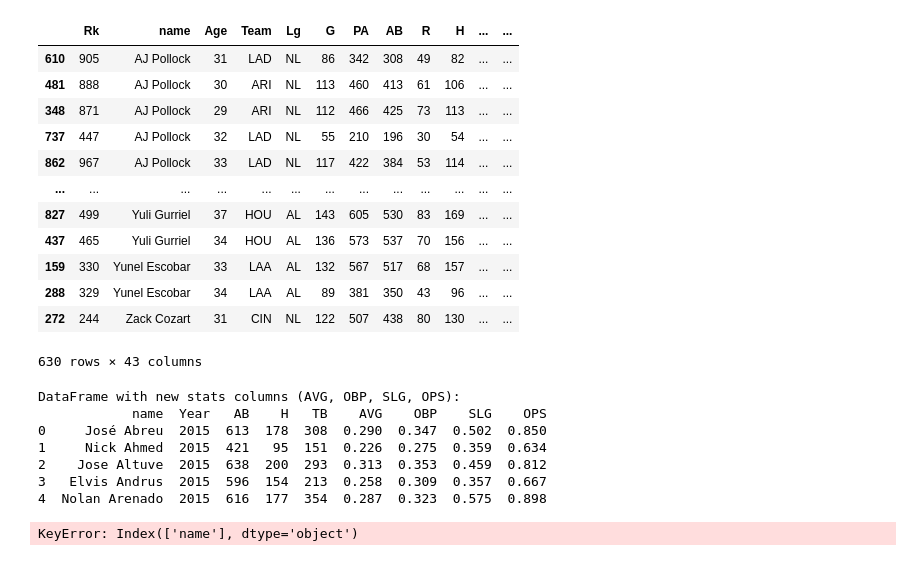
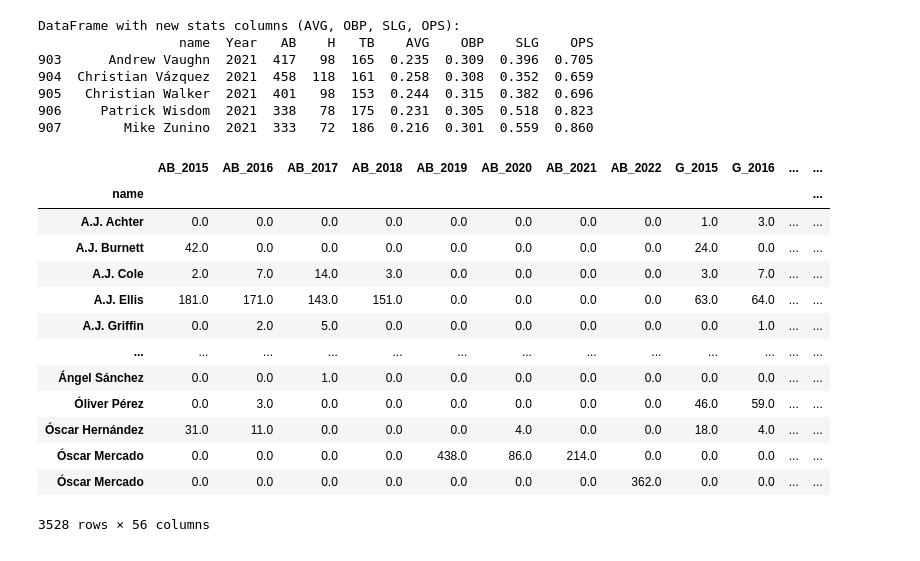
Before and after one commit to bradenkirkpatrick/data-wrangling-project, a Jupyter notebook: main.ipynb, the cells around one changed output. Drawn from its saved outputs; the diff is of its cells as text; code cells hidden in the pictures.

```diff
--- a/main.ipynb
+++ b/main.ipynb
@@ -20,22 +20,10 @@ batting['name'] = batting['name'].str.strip()
 # %%
 # join the two dataframes on name and year
 df = batting.merge(exit_velocity_data, how='inner', left_on=['name', 'Year'], right_on=['name', 'year'])
-dups = df[df.duplicated(subset=['name'],)]
-dups.sort_values('name')
+
+columns_to_drop = ["id", "rank", "year", "player"]
+
+df.drop(columns_to_drop, axis=1, inplace=True)
-# %% [output]
-|  | Rk | name | Age | Team | Lg | G | PA | AB | R | H | ... | ... |
-| 610 | 905 | AJ Pollock | 31 | LAD | NL | 86 | 342 | 308 | 49 | 82 | ... | ... |
-| 481 | 888 | AJ Pollock | 30 | ARI | NL | 113 | 460 | 413 | 61 | 106 | ... | ... |
-| 348 | 871 | AJ Pollock | 29 | ARI | NL | 112 | 466 | 425 | 73 | 113 | ... | ... |
-| 737 | 447 | AJ Pollock | 32 | LAD | NL | 55 | 210 | 196 | 30 | 54 | ... | ... |
-| 862 | 967 | AJ Pollock | 33 | LAD | NL | 117 | 422 | 384 | 53 | 114 | ... | ... |
-| ... | ... | ... | ... | ... | ... | ... | ... | ... | ... | ... | ... | ... |
-| 827 | 499 | Yuli Gurriel | 37 | HOU | AL | 143 | 605 | 530 | 83 | 169 | ... | ... |
-| 437 | 465 | Yuli Gurriel | 34 | HOU | AL | 136 | 573 | 537 | 70 | 156 | ... | ... |
-| 159 | 330 | Yunel Escobar | 33 | LAA | AL | 132 | 567 | 517 | 68 | 157 | ... | ... |
-| 288 | 329 | Yunel Escobar | 34 | LAA | AL | 89 | 381 | 350 | 43 | 96 | ... | ... |
-| 272 | 244 | Zack Cozart | 31 | CIN | NL | 122 | 507 | 438 | 80 | 130 | ... | ... |
-630 rows × 43 columns
 # %%
 #total bases
 df['TB'] = df['H'] + df['2B'] + 2 * df['3B'] + 3 * df['HR']
@@ -57,15 +45,15 @@ df['SLG'] = slugging_calculation.round(3)# , where=df['AB'] != 0
 df['OPS'] = (obp_calculation + slugging_calculation).round(3)
 
 print("DataFrame with new stats columns (AVG, OBP, SLG, OPS):")
-print(df[['name', 'Year', 'AB', 'H', 'TB', 'AVG', 'OBP', 'SLG', 'OPS']].head())
+print(df[['name', 'Year', 'AB', 'H', 'TB', 'AVG', 'OBP', 'SLG', 'OPS']].tail())
 # %% [output]
 DataFrame with new stats columns (AVG, OBP, SLG, OPS):
-            name  Year   AB    H   TB    AVG    OBP    SLG    OPS
-0     José Abreu  2015  613  178  308  0.290  0.347  0.502  0.850
-1     Nick Ahmed  2015  421   95  151  0.226  0.275  0.359  0.634
-2    Jose Altuve  2015  638  200  293  0.313  0.353  0.459  0.812
-3   Elvis Andrus  2015  596  154  213  0.258  0.309  0.357  0.667
-4  Nolan Arenado  2015  616  177  354  0.287  0.323  0.575  0.898
+                  name  Year   AB    H   TB    AVG    OBP    SLG    OPS
+903      Andrew Vaughn  2021  417   98  165  0.235  0.309  0.396  0.705
+904  Christian Vázquez  2021  458  118  161  0.258  0.308  0.352  0.659
+905   Christian Walker  2021  401   98  153  0.244  0.315  0.382  0.696
+906     Patrick Wisdom  2021  338   78  175  0.231  0.305  0.518  0.823
+907        Mike Zunino  2021  333   72  186  0.216  0.301  0.559  0.860
 # %%
 # batting = con.execute("SELECT * FROM batting").df()
 
@@ -82,10 +70,31 @@ wide_batting_df = batting.pivot_table(
     aggfunc='sum'             # Use 'sum' to aggregate if a player has multiple entries in a year,
 ).reset_index()
 
+# Flatten MultiIndex columns
+wide_batting_df.columns = ['{}_{}'.format(stat, year) if year else stat for stat, year in wide_batting_df.columns]
+
+# Clean player names by removing extra spaces and special characters
+
 wide_batting_df['name'] = wide_batting_df['name'].str.strip()
-wide_batting_df['name'] = wide_batting_df['name'].str.replace('*', '', regex=False)
-wide_batting_df['name'] = wide_batting_df['name'].str.replace('#', '', regex=False)
-
-wide_batting_df.to_csv('wide_batting_stats.csv')
+wide_batting_df['name'] = wide_batting_df['name'].str.replace('*', '')
+wide_batting_df['name'] = wide_batting_df['name'].str.replace('#', '')
-# %% [output]
-KeyError: Index(['name'], dtype='object')
+# %%
+# Take the first name all of its data and the data from the 2022 season if there are duplicates
+
+wide_batting_df = wide_batting_df.groupby(by=('name')).sum()
+wide_batting_df
+# %% [output]
+|  | AB_2015 | AB_2016 | AB_2017 | AB_2018 | AB_2019 | AB_2020 | AB_2021 | AB_2022 | G_2015 | G_2016 | ... | ... |
+| name |  |  |  |  |  |  |  |  |  |  |  | ... |
+| A.J. Achter | 0.0 | 0.0 | 0.0 | 0.0 | 0.0 | 0.0 | 0.0 | 0.0 | 1.0 | 3.0 | ... | ... |
+| A.J. Burnett | 42.0 | 0.0 | 0.0 | 0.0 | 0.0 | 0.0 | 0.0 | 0.0 | 24.0 | 0.0 | ... | ... |
+| A.J. Cole | 2.0 | 7.0 | 14.0 | 3.0 | 0.0 | 0.0 | 0.0 | 0.0 | 3.0 | 7.0 | ... | ... |
+| A.J. Ellis | 181.0 | 171.0 | 143.0 | 151.0 | 0.0 | 0.0 | 0.0 | 0.0 | 63.0 | 64.0 | ... | ... |
+| A.J. Griffin | 0.0 | 2.0 | 5.0 | 0.0 | 0.0 | 0.0 | 0.0 | 0.0 | 0.0 | 1.0 | ... | ... |
+| ... | ... | ... | ... | ... | ... | ... | ... | ... | ... | ... | ... | ... |
+| Ángel Sánchez | 0.0 | 0.0 | 1.0 | 0.0 | 0.0 | 0.0 | 0.0 | 0.0 | 0.0 | 0.0 | ... | ... |
+| Óliver Pérez | 0.0 | 3.0 | 0.0 | 0.0 | 0.0 | 0.0 | 0.0 | 0.0 | 46.0 | 59.0 | ... | ... |
+| Óscar Hernández | 31.0 | 11.0 | 0.0 | 0.0 | 0.0 | 4.0 | 0.0 | 0.0 | 18.0 | 4.0 | ... | ... |
+| Óscar Mercado | 0.0 | 0.0 | 0.0 | 0.0 | 438.0 | 86.0 | 214.0 | 0.0 | 0.0 | 0.0 | ... | ... |
+| Óscar Mercado | 0.0 | 0.0 | 0.0 | 0.0 | 0.0 | 0.0 | 0.0 | 362.0 | 0.0 | 0.0 | ... | ... |
+3528 rows × 56 columns
```
Also changed, not shown: 3 other files.
